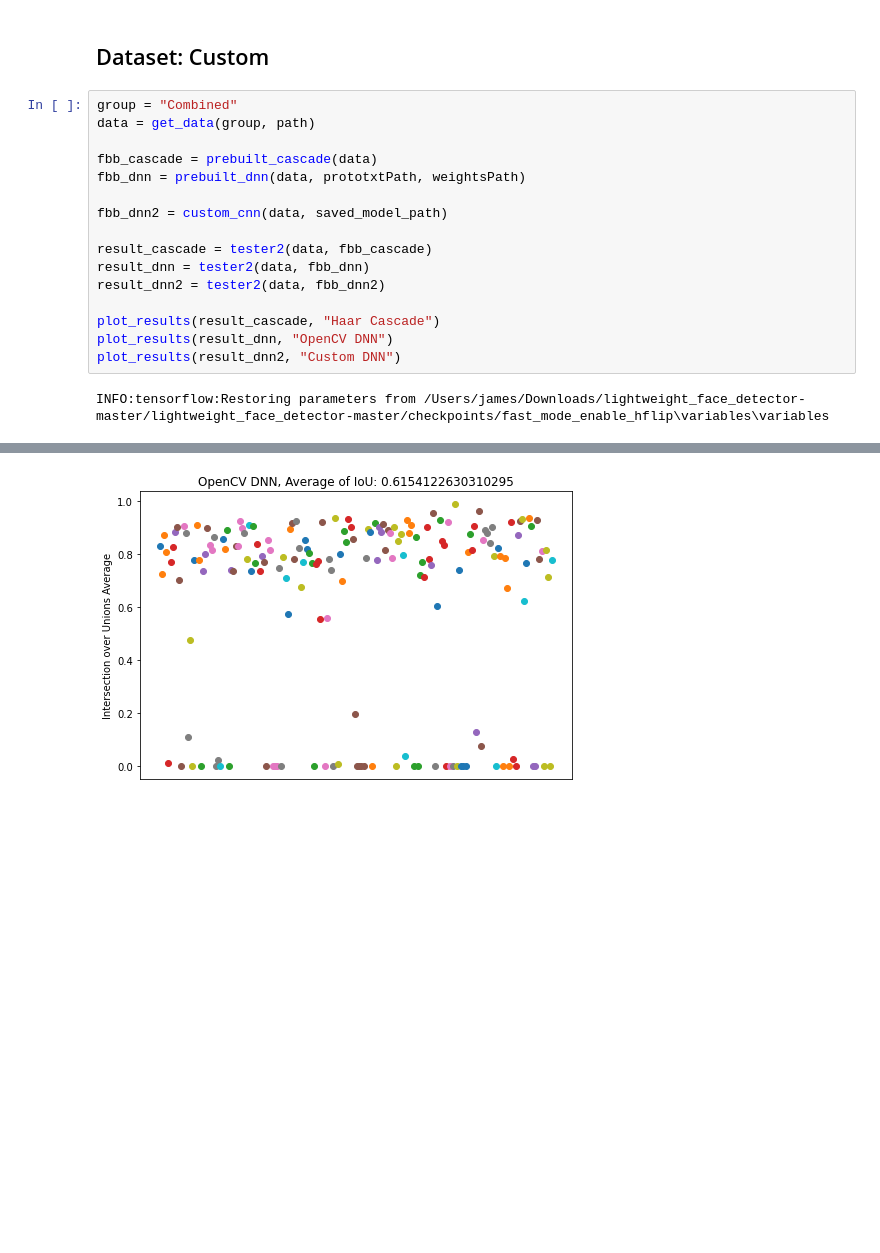
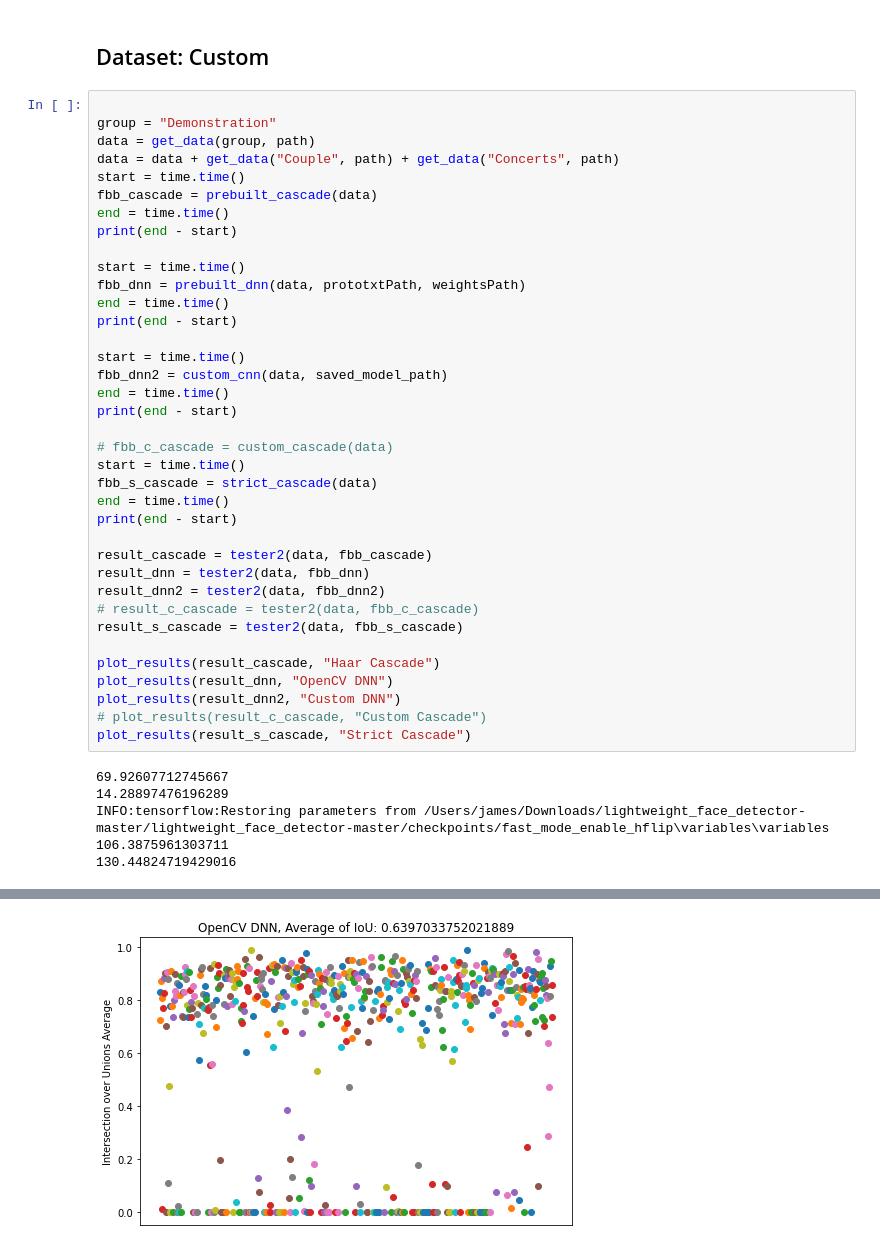
Before and after one commit to johngear/eecs504, a Jupyter notebook: validation_clean.ipynb, the cells around one changed output, grey strips where cells are left out. Drawn from its saved outputs; the diff is of its cells as text; blank space fills up the shorter version.

```diff
--- a/validation_clean.ipynb
+++ b/validation_clean.ipynb
@@ -143,20 +523,45 @@ for i in range(0, len(result_dnn)):
 # %% [markdown]
 ## Dataset: Custom
 # %%
-group = "Combined"
+
+group = "Demonstration"
 data = get_data(group, path)
+data = data + get_data("Couple", path) + get_data("Concerts", path)
+start = time.time()
+fbb_cascade = prebuilt_cascade(data)
+end = time.time()
+print(end - start)
 
-fbb_cascade = prebuilt_cascade(data)
+start = time.time()
 fbb_dnn = prebuilt_dnn(data, prototxtPath, weightsPath)
+end = time.time()
+print(end - start)
 
+start = time.time()
 fbb_dnn2 = custom_cnn(data, saved_model_path)
+end = time.time()
+print(end - start)
+
+# fbb_c_cascade = custom_cascade(data)
+start = time.time()
+fbb_s_cascade = strict_cascade(data)
+end = time.time()
+print(end - start)
 
 result_cascade = tester2(data, fbb_cascade)
 result_dnn = tester2(data, fbb_dnn)
 result_dnn2 = tester2(data, fbb_dnn2)
+# result_c_cascade = tester2(data, fbb_c_cascade)
+result_s_cascade = tester2(data, fbb_s_cascade)
 
 plot_results(result_cascade, "Haar Cascade")
 plot_results(result_dnn, "OpenCV DNN")
 plot_results(result_dnn2, "Custom DNN")
+# plot_results(result_c_cascade, "Custom Cascade")
+plot_results(result_s_cascade, "Strict Cascade")
 # %% [output]
+69.92607712745667
+14.28897476196289
 INFO:tensorflow:Restoring parameters from /Users/james/Downloads/lightweight_face_detector-master/lightweight_face_detector-master/checkpoints/fast_mode_enable_hflip\variables\variables
+106.3875961303711
+130.44824719429016
@@ -165 +570 @@ INFO:tensorflow:Restoring parameters from /Users/james/Downloads/lightweight_fac
-[figure, old version]
+[figure, new version]
```
Also changed, not shown: parts of 10 cells of this notebook, 2 other files.
